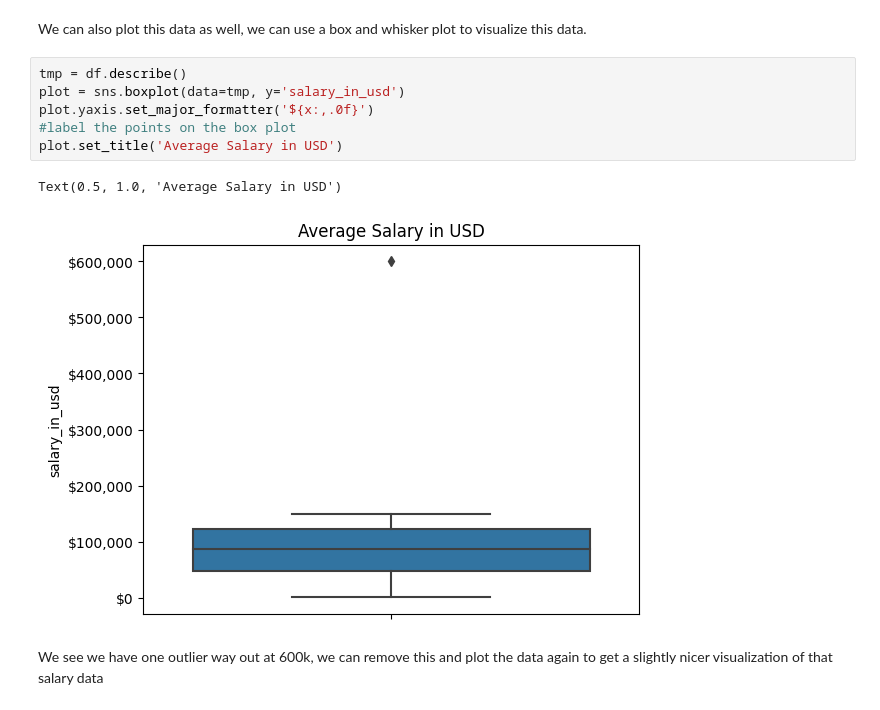
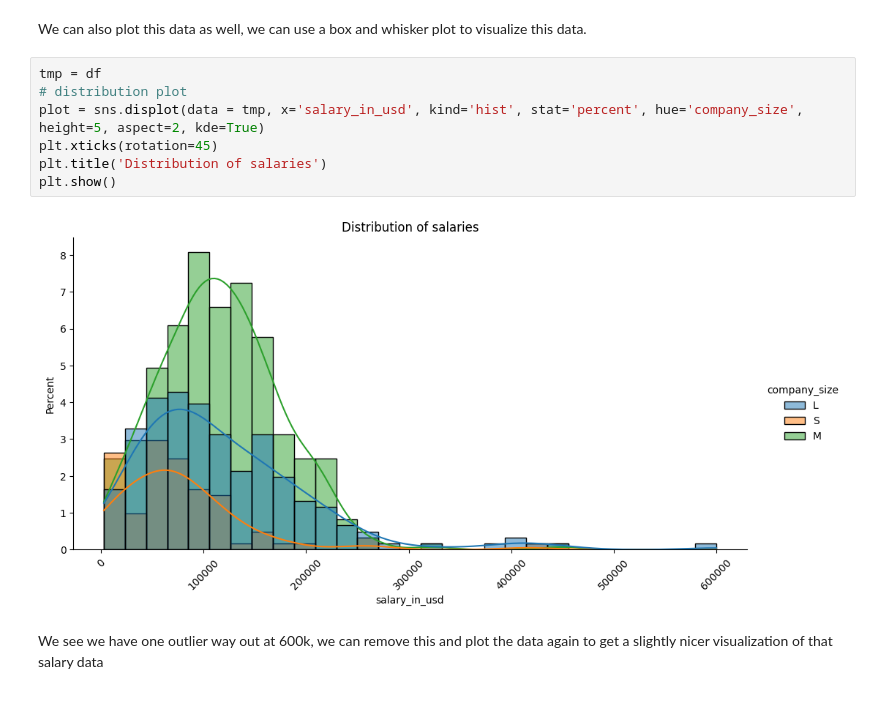
Before and after one commit to jtlantz/dm-proj1, a Jupyter notebook: notebooks/ds_salaries.ipynb, the cells around one changed output. Saved outputs shown, nothing was run; the diff lists cells and outputs as text.

```diff
--- a/notebooks/ds_salaries.ipynb
+++ b/notebooks/ds_salaries.ipynb
@@ -65,15 +65,15 @@ print(df['company_location'].unique())
  'AS' 'TR' 'CZ' 'DZ' 'EE' 'MY' 'AU' 'IE']
 # %% [markdown]
 We can also plot this data as well, we can use a box and whisker plot to visualize this data.
-# %%
-tmp = df.describe()
-plot = sns.boxplot(data=tmp, y='salary_in_usd')
-plot.yaxis.set_major_formatter('${x:,.0f}')
-#label the points on the box plot
-plot.set_title('Average Salary in USD')
-# %% [output]
-Text(0.5, 1.0, 'Average Salary in USD')
-[figure, removed]
+# %%
+tmp = df
+# distribution plot
+plot = sns.displot(data = tmp, x='salary_in_usd', kind='hist', stat='percent', hue='company_size', height=5, aspect=2, kde=True)
+plt.xticks(rotation=45)
+plt.title('Distribution of salaries')
+plt.show()
+# %% [output]
+[figure, added]
 # %% [markdown]
 We see we have one outlier way out at 600k, we can remove this and plot the data again to get a slightly nicer visualization of that salary data
 # %%
```
Also changed, not shown: parts of 9 cells of this notebook.
